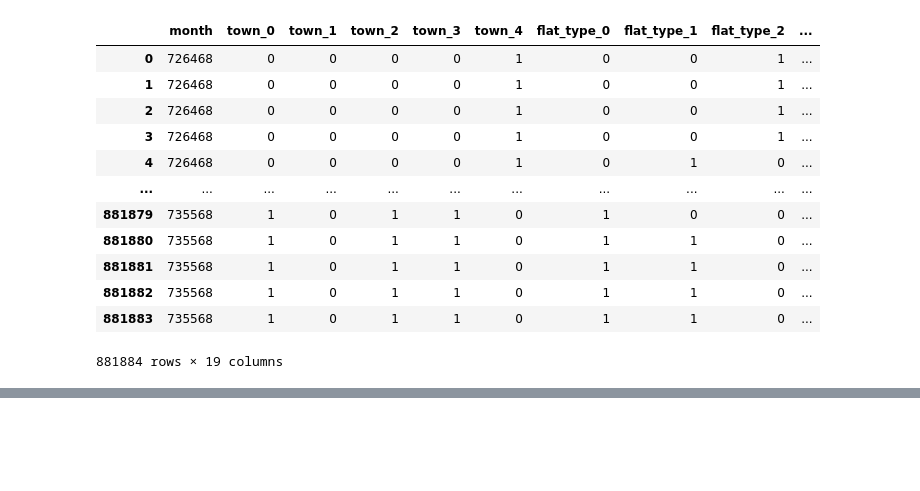
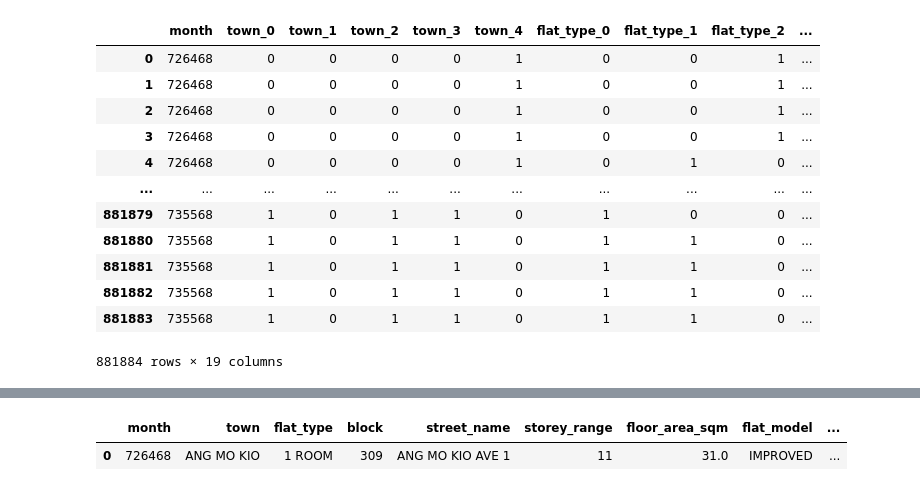
Before and after one commit to tjl081/1002_project, a Jupyter notebook: ml_files/test_regression.ipynb, the cells around one changed output, grey strips where cells are left out. Drawn from its saved outputs; the diff is of its cells as text; code cells hidden in the pictures; blank space fills up the shorter version.

```diff
--- a/ml_files/test_regression.ipynb
+++ b/ml_files/test_regression.ipynb
@@ -510,0 +518,5 @@ display(x)
+# %%
+df.head(1)
+# %% [output]
+|  | month | town | flat_type | block | street_name | storey_range | floor_area_sqm | flat_model | ... |
+| 0 | 726468 | ANG MO KIO | 1 ROOM | 309 | ANG MO KIO AVE 1 | 11 | 31.0 | IMPROVED | ... |
```
Also changed, not shown: parts of 23 cells of this notebook, 7 other files.
